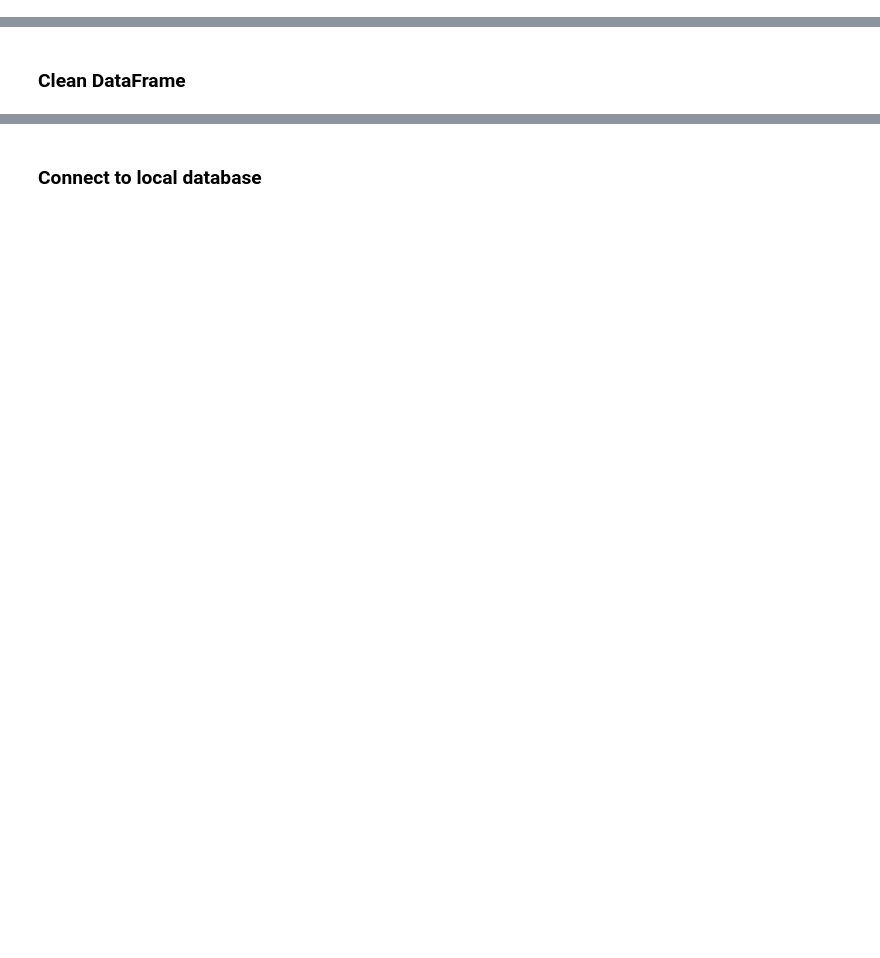
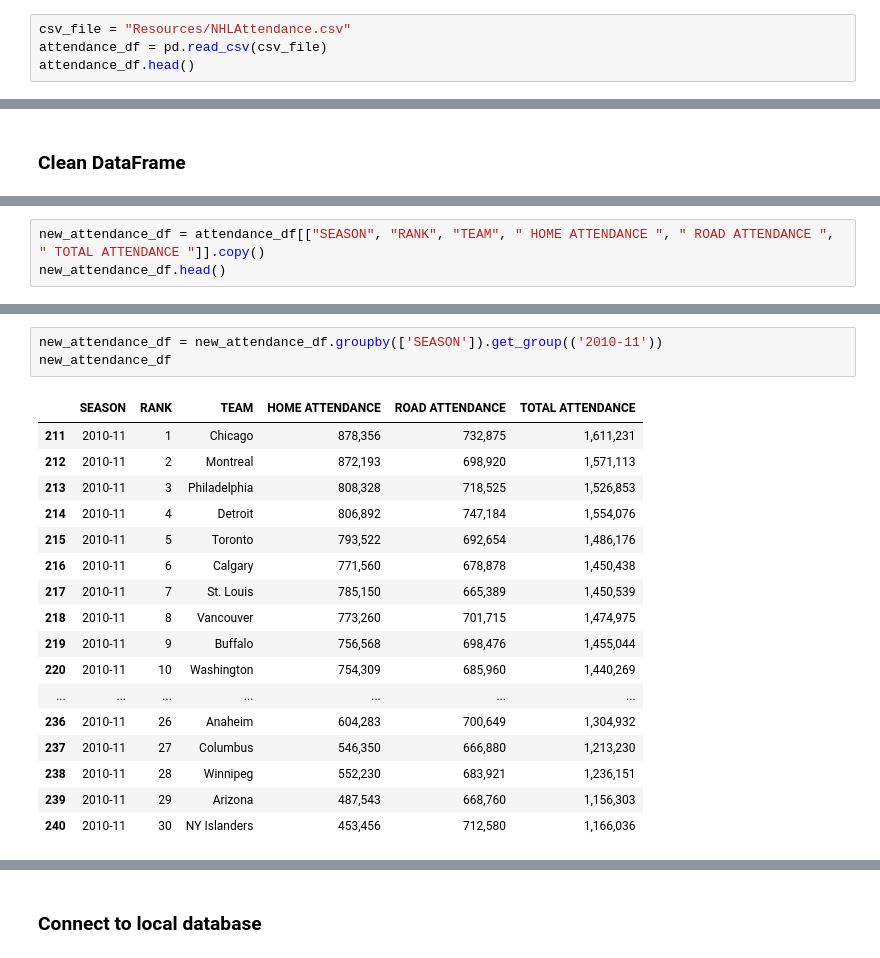
Before and after one commit to turtle3k/13-ETL-project, a Jupyter notebook: sample_etl.ipynb, the cells around one changed output, grey strips where cells are left out. Cells and saved outputs as stored; diff of their text form; blank space fills up the shorter version.

```diff
--- a/sample_etl.ipynb
+++ b/sample_etl.ipynb
@@ -41,0 +80,4 @@ customer_location_df.head()
+# %%
+csv_file = "Resources/NHLAttendance.csv"
+attendance_df = pd.read_csv(csv_file)
+attendance_df.head()
@@ -53,0 +99,3 @@ new_customer_location_df.head()
+# %%
+new_attendance_df = attendance_df[["SEASON", "RANK", "TEAM", " HOME ATTENDANCE ", " ROAD ATTENDANCE ", " TOTAL ATTENDANCE "]].copy()
+new_attendance_df.head()
@@ -53,0 +109,21 @@ new_customer_location_df.head()
+# %%
+new_attendance_df = new_attendance_df.groupby(['SEASON']).get_group(('2010-11'))
+new_attendance_df
+# %% [output]
+|  | SEASON | RANK | TEAM | HOME ATTENDANCE | ROAD ATTENDANCE | TOTAL ATTENDANCE |
+| 211 | 2010-11 | 1 | Chicago | 878,356 | 732,875 | 1,611,231 |
+| 212 | 2010-11 | 2 | Montreal | 872,193 | 698,920 | 1,571,113 |
+| 213 | 2010-11 | 3 | Philadelphia | 808,328 | 718,525 | 1,526,853 |
+| 214 | 2010-11 | 4 | Detroit | 806,892 | 747,184 | 1,554,076 |
+| 215 | 2010-11 | 5 | Toronto | 793,522 | 692,654 | 1,486,176 |
+| 216 | 2010-11 | 6 | Calgary | 771,560 | 678,878 | 1,450,438 |
+| 217 | 2010-11 | 7 | St. Louis | 785,150 | 665,389 | 1,450,539 |
+| 218 | 2010-11 | 8 | Vancouver | 773,260 | 701,715 | 1,474,975 |
+| 219 | 2010-11 | 9 | Buffalo | 756,568 | 698,476 | 1,455,044 |
+| 220 | 2010-11 | 10 | Washington | 754,309 | 685,960 | 1,440,269 |
+| ... | ... | ... | ... | ... | ... | ... |
+| 236 | 2010-11 | 26 | Anaheim | 604,283 | 700,649 | 1,304,932 |
+| 237 | 2010-11 | 27 | Columbus | 546,350 | 666,880 | 1,213,230 |
+| 238 | 2010-11 | 28 | Winnipeg | 552,230 | 683,921 | 1,236,151 |
+| 239 | 2010-11 | 29 | Arizona | 487,543 | 668,760 | 1,156,303 |
+| 240 | 2010-11 | 30 | NY Islanders | 453,456 | 712,580 | 1,166,036 |
```
Also changed, not shown: parts of 26 cells of this notebook, 1 other file.
